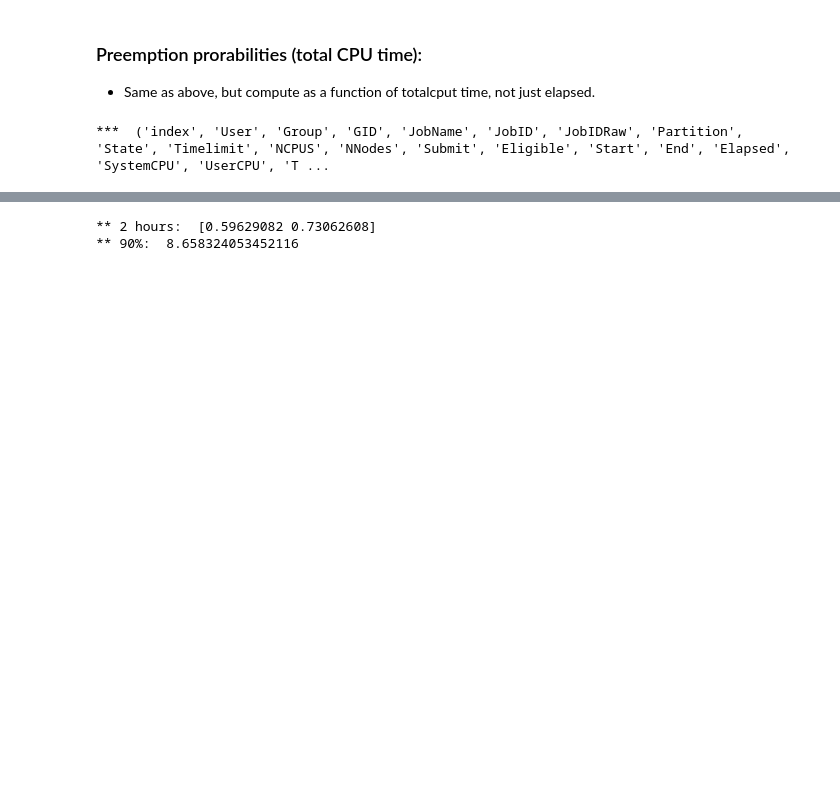
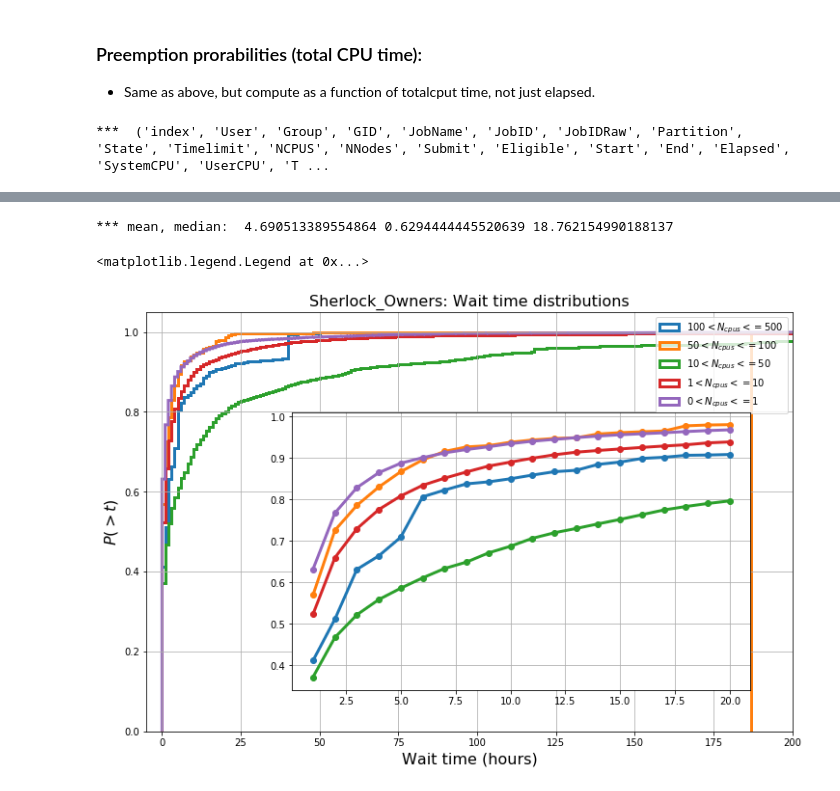
Before and after one commit to jeffersonscientific/HPC_analytics, a Jupyter notebook: hpc_analytics_preemption_times.ipynb, the cells around one changed output, grey strips where cells are left out. Cells and saved outputs as stored; diff of their text form; code cells hidden in the pictures; blank space fills up the shorter version.

```diff
--- a/hpc_analytics_preemption_times.ipynb
+++ b/hpc_analytics_preemption_times.ipynb
@@ -421,7 +438,59 @@ Text(0.5,0,'time $t$ [hours]')
 [figure]
-# %%
-print('** 2 hours: ', hh[0][0:2])
-print('** 90%: ', x_90)
-# %% [output]
-** 2 hours:  [0.59629082 0.73062608]
-** 90%:  8.658324053452116
+# %%
+ix_h = numpy.where(numpy.invert(numpy.isnan(delta_ts)))
+mean_waits   = numpy.mean(delta_ts[ix_h])
+median_waits = numpy.median(delta_ts[ix_h])
+std_waits    = numpy.std(delta_ts[ix_h])
+print('*** mean, median: ', mean_waits, median_waits, std_waits)
+# %% [output]
+*** mean, median:  4.690513389554864 0.6294444445520639 18.762154990188137
+# %%
+# break out wait times by ncpus:
+#
+#delta_ts = 24.*(sacct_obj.jobs_summary['Start'] - sacct_obj.jobs_summary['Submit'])
+#ix = delta_ts>=0
+#
+fg = plt.figure(figsize=(12,8))
+ax1 = plt.subplot('111')
+ax1.grid()
+#
+ax2 = fg.add_axes([.3, .2, .55, .5])
+ax2.grid()
+n_ax2 = 20
+#
+for k2, k1 in [(500,100), (100,50), (50,10), (10,1), (1,0)]:
+    #
+    X = delta_ts[numpy.logical_and(ix,
+                    numpy.logical_and(sacct_obj.jobs_summary['NCPUS']>k1,
+                                      sacct_obj.jobs_summary['NCPUS']<=k2))]
+    hh = ax1.hist(X, bins=numpy.arange(0., max(X), 1), density=True,
+                  cumulative=True, histtype='step', lw=3.0, label='${} < N_{{cpus}} <= {}$'.format(k1, k2))
+
+    ax2.plot(hh[1][1:n_ax2+1], hh[0][0:n_ax2], marker='o', ls='-', lw=3., zorder=12)
+#
+# q_90=.9
+# k_90 = numpy.searchsorted(hh[0], q_90)
+# #print('*** k90: ', k_90)
+# x_90 = (hh[1][k_90]*(q_90-hh[0][k_90-1]) + hh[1][k_90+1]*(hh[0][k_90]-q_90))/(hh[0][k_90]-hh[0][k_90-1])
+
+# ax1.plot([min([ix][0]), max(delta_ts[ix])], [1., 1.], ls='--', lw=3., alpha=.8)
+#
+#ax1.set_ylim(.8,1.02)
+ax1.set_xlim(-5, 200)
+ax1.set_xlabel('Wait time (hours)', size=16)
+ax1.set_ylabel('$P(>t)$', size=16)
+ax1.set_title('{}: Wait time distributions'.format(system_name), size=16)
+ax1.legend(loc=0)
+#
+#ax2.plot(hh[1][1:11], hh[0][0:10], marker='o', ls='-', lw=3., zorder=12)
+#ax2.fill_between(hh[1][0:3], numpy.ones(3)*hh[0][1], hh[0][0],
+#                 color='m', alpha=.15, zorder=11)
+#
+#ax2.fill_between([0,x_90], numpy.ones(2)*q_90, hh[0][0],
+#                 color='m', alpha=.15, zorder=11)
+#
+#ax2.set_ylabel('$P(<t)$', size=16)
+#ax2.set_xlabel('time $t$ [hours]', size=16)
+# %% [output]
+<matplotlib.legend.Legend at 0x...>
+[figure, added]
```
Also changed, not shown: parts of 18 cells of this notebook, 5 other files.
